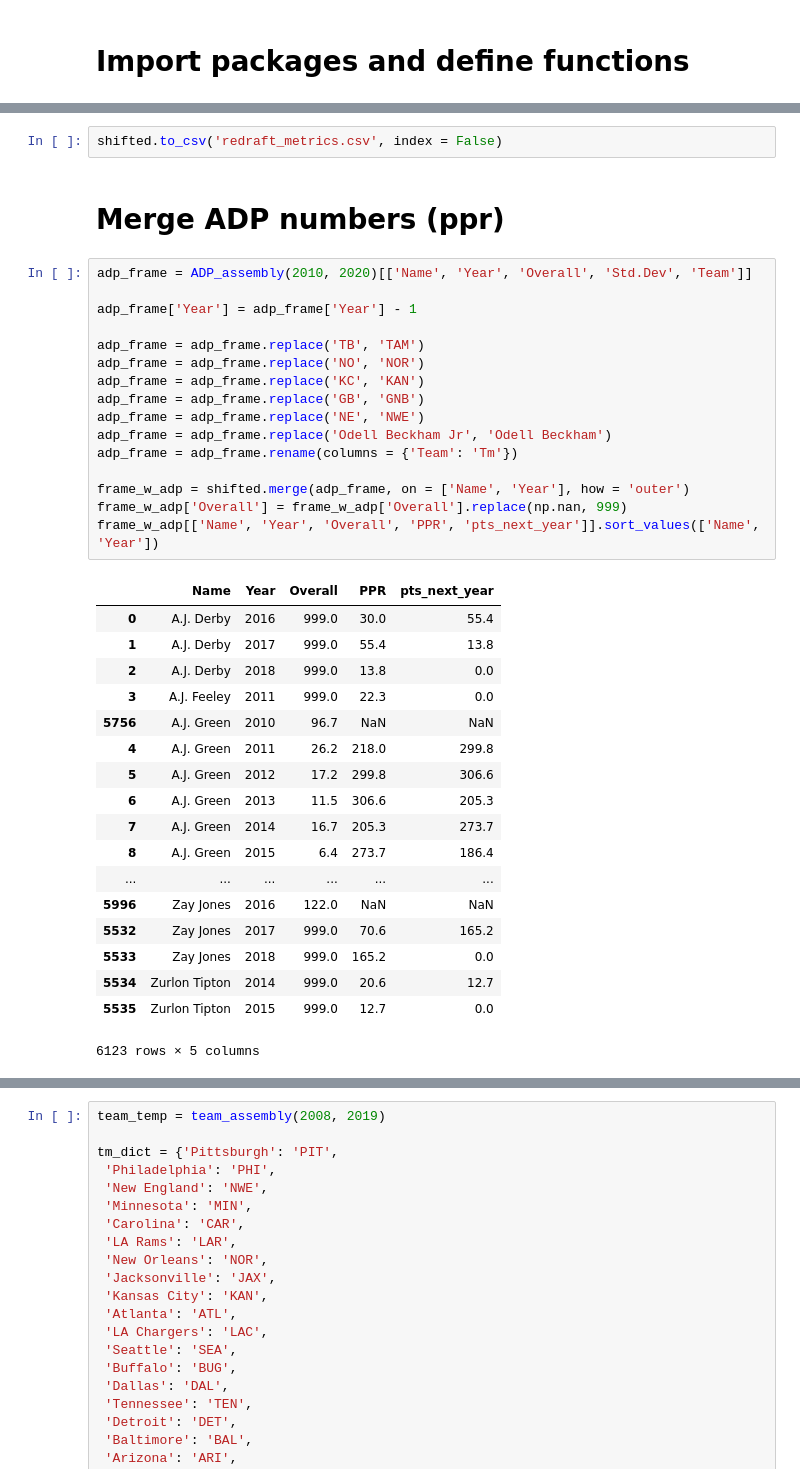
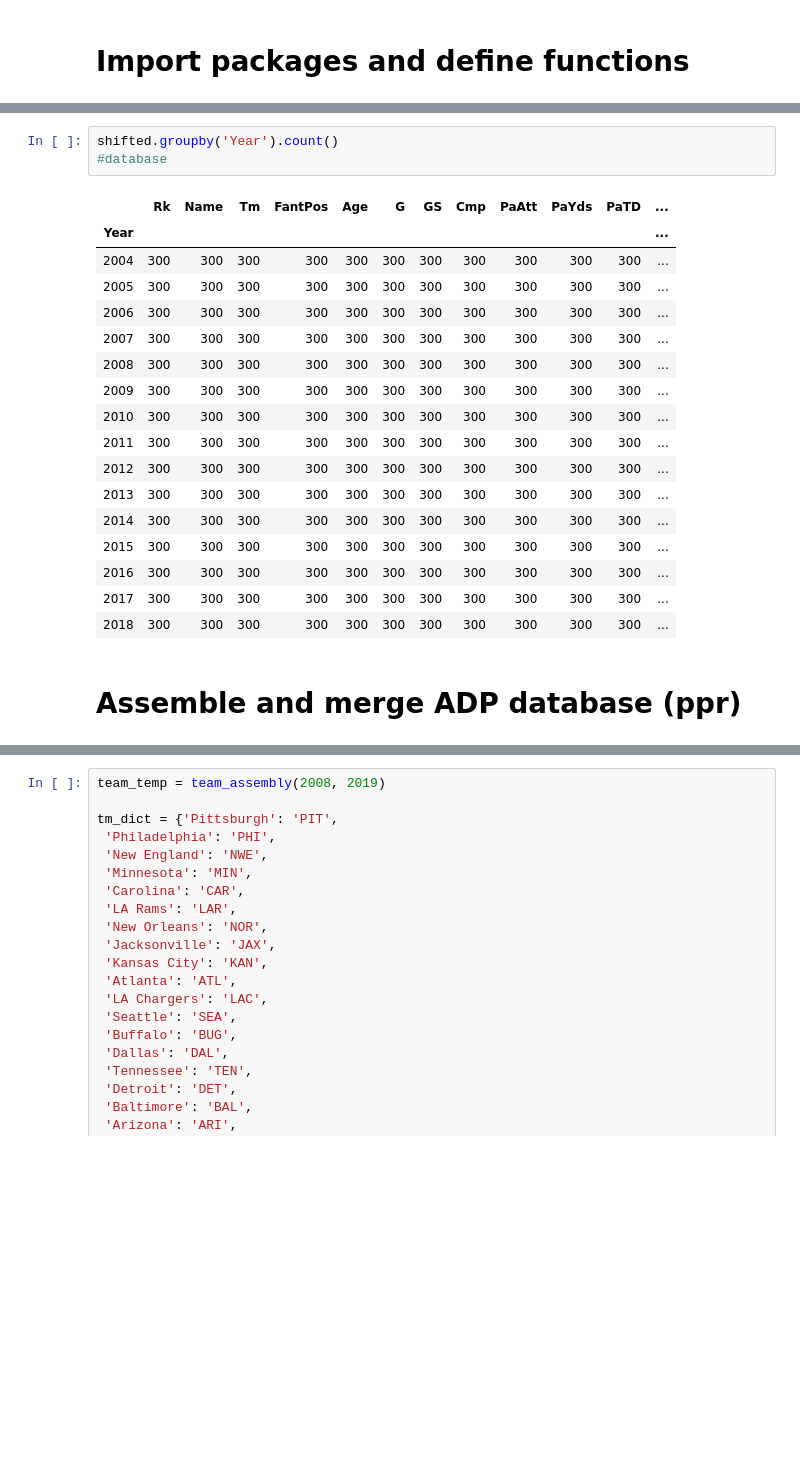
Before and after one commit to joshuacoven/fantasy_football_scraping, a Jupyter notebook: redraft_database_assembly.ipynb, the cells around one changed output, grey strips where cells are left out. Cells and saved outputs as stored; diff of their text form; blank space fills up the shorter version.

```diff
--- a/redraft_database_assembly.ipynb
+++ b/redraft_database_assembly.ipynb
@@ -107,39 +150,23 @@ for i in range(len(shifted)):
-# %%
-shifted.to_csv('redraft_metrics.csv', index = False)
+# %%
+shifted.groupby('Year').count()
+#database
+# %% [output]
+|  | Rk | Name | Tm | FantPos | Age | G | GS | Cmp | PaAtt | PaYds | PaTD | ... |
+| Year |  |  |  |  |  |  |  |  |  |  |  | ... |
+| 2004 | 300 | 300 | 300 | 300 | 300 | 300 | 300 | 300 | 300 | 300 | 300 | ... |
+| 2005 | 300 | 300 | 300 | 300 | 300 | 300 | 300 | 300 | 300 | 300 | 300 | ... |
+| 2006 | 300 | 300 | 300 | 300 | 300 | 300 | 300 | 300 | 300 | 300 | 300 | ... |
+| 2007 | 300 | 300 | 300 | 300 | 300 | 300 | 300 | 300 | 300 | 300 | 300 | ... |
+| 2008 | 300 | 300 | 300 | 300 | 300 | 300 | 300 | 300 | 300 | 300 | 300 | ... |
+| 2009 | 300 | 300 | 300 | 300 | 300 | 300 | 300 | 300 | 300 | 300 | 300 | ... |
+| 2010 | 300 | 300 | 300 | 300 | 300 | 300 | 300 | 300 | 300 | 300 | 300 | ... |
+| 2011 | 300 | 300 | 300 | 300 | 300 | 300 | 300 | 300 | 300 | 300 | 300 | ... |
+| 2012 | 300 | 300 | 300 | 300 | 300 | 300 | 300 | 300 | 300 | 300 | 300 | ... |
+| 2013 | 300 | 300 | 300 | 300 | 300 | 300 | 300 | 300 | 300 | 300 | 300 | ... |
+| 2014 | 300 | 300 | 300 | 300 | 300 | 300 | 300 | 300 | 300 | 300 | 300 | ... |
+| 2015 | 300 | 300 | 300 | 300 | 300 | 300 | 300 | 300 | 300 | 300 | 300 | ... |
+| 2016 | 300 | 300 | 300 | 300 | 300 | 300 | 300 | 300 | 300 | 300 | 300 | ... |
+| 2017 | 300 | 300 | 300 | 300 | 300 | 300 | 300 | 300 | 300 | 300 | 300 | ... |
+| 2018 | 300 | 300 | 300 | 300 | 300 | 300 | 300 | 300 | 300 | 300 | 300 | ... |
 # %% [markdown]
-# Merge ADP numbers (ppr)
+# Assemble and merge ADP database (ppr)
-# %%
-adp_frame = ADP_assembly(2010, 2020)[['Name', 'Year', 'Overall', 'Std.Dev', 'Team']]
-
-adp_frame['Year'] = adp_frame['Year'] - 1
-
-adp_frame = adp_frame.replace('TB', 'TAM')
-adp_frame = adp_frame.replace('NO', 'NOR')
-adp_frame = adp_frame.replace('KC', 'KAN')
-adp_frame = adp_frame.replace('GB', 'GNB')
-adp_frame = adp_frame.replace('NE', 'NWE')
-adp_frame = adp_frame.replace('Odell Beckham Jr', 'Odell Beckham')
-adp_frame = adp_frame.rename(columns = {'Team': 'Tm'})
-
-frame_w_adp = shifted.merge(adp_frame, on = ['Name', 'Year'], how = 'outer')
-frame_w_adp['Overall'] = frame_w_adp['Overall'].replace(np.nan, 999)
-frame_w_adp[['Name', 'Year', 'Overall', 'PPR', 'pts_next_year']].sort_values(['Name', 'Year'])
-# %% [output]
-|  | Name | Year | Overall | PPR | pts_next_year |
-| 0 | A.J. Derby | 2016 | 999.0 | 30.0 | 55.4 |
-| 1 | A.J. Derby | 2017 | 999.0 | 55.4 | 13.8 |
-| 2 | A.J. Derby | 2018 | 999.0 | 13.8 | 0.0 |
-| 3 | A.J. Feeley | 2011 | 999.0 | 22.3 | 0.0 |
-| 5756 | A.J. Green | 2010 | 96.7 | NaN | NaN |
-| 4 | A.J. Green | 2011 | 26.2 | 218.0 | 299.8 |
-| 5 | A.J. Green | 2012 | 17.2 | 299.8 | 306.6 |
-| 6 | A.J. Green | 2013 | 11.5 | 306.6 | 205.3 |
-| 7 | A.J. Green | 2014 | 16.7 | 205.3 | 273.7 |
-| 8 | A.J. Green | 2015 | 6.4 | 273.7 | 186.4 |
-| ... | ... | ... | ... | ... | ... |
-| 5996 | Zay Jones | 2016 | 122.0 | NaN | NaN |
-| 5532 | Zay Jones | 2017 | 999.0 | 70.6 | 165.2 |
-| 5533 | Zay Jones | 2018 | 999.0 | 165.2 | 0.0 |
-| 5534 | Zurlon Tipton | 2014 | 999.0 | 20.6 | 12.7 |
-| 5535 | Zurlon Tipton | 2015 | 999.0 | 12.7 | 0.0 |
-6123 rows × 5 columns
```
Also changed, not shown: parts of 20 cells of this notebook, 8 other files.
